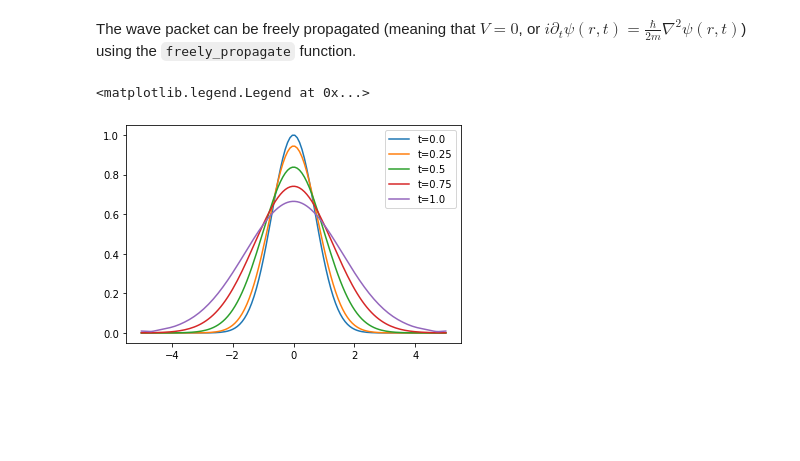
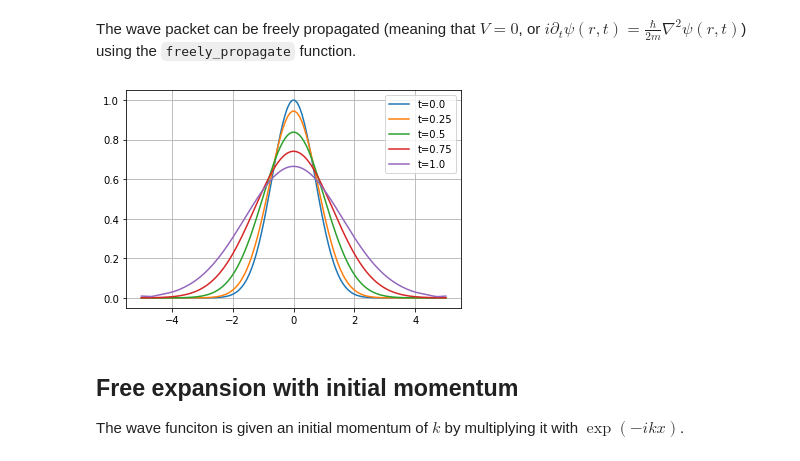
Before and after one commit to savowe/pytalises, a Jupyter notebook: docs/source/free_expansion.ipynb, the cells around one changed output. Saved outputs shown, nothing was run; the diff lists cells and outputs as text; code cells hidden in the pictures; blank space fills up the shorter version.

Commit message:
added example with initial momentum

```diff
--- a/docs/source/free_expansion.ipynb
+++ b/docs/source/free_expansion.ipynb
@@ -26,8 +21,11 @@ The wave packet can be freely propagated (meaning that $V=0$, or $i\partial_t \p
 # %%
 for i in range(5):
     plt.plot(psi.r[0], np.abs(psi.amp), label="t="+str(psi.t))
     pt.freely_propagate(psi, num_time_steps=1, Delta_t=0.25)
 plt.legend()
+plt.grid()
 # %% [output]
-<matplotlib.legend.Legend at 0x...>
-[figure, old version]
+[figure, new version]
+# %% [markdown]
+## Free expansion with initial momentum
+The wave funciton is given an initial momentum of $k$ by multiplying it with $\exp (-ikx)$.
```
Also changed, not shown: parts of 11 cells of this notebook.
